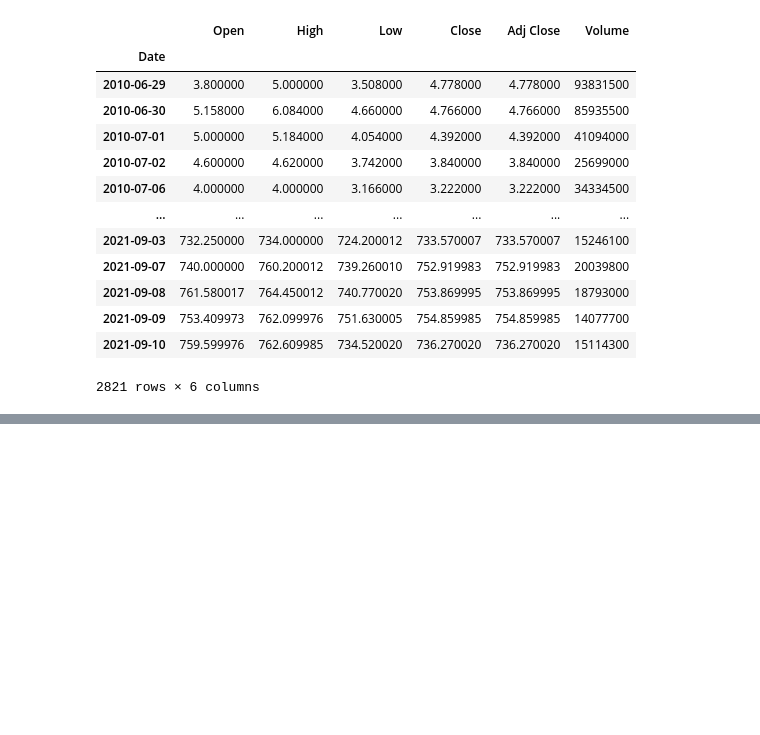
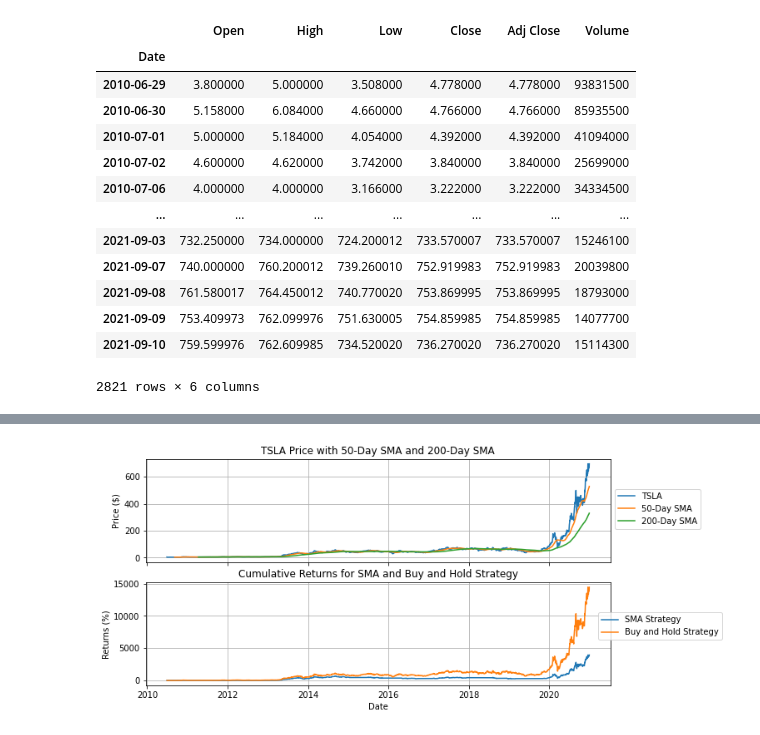
Before and after one commit to AlexNoonan-Syracuse/BigDataProject, a Jupyter notebook: ArimaModels_SW_9_12.ipynb, the cells around one changed output, grey strips where cells are left out. Cells and saved outputs as stored; diff of their text form; code cells hidden in the pictures; blank space fills up the shorter version.

```diff
--- a/ArimaModels_SW_9_12.ipynb
+++ b/ArimaModels_SW_9_12.ipynb
@@ -920,0 +1032,22 @@ TickerPivot.head()
+# %%
+short_term_sma = 50
+long_term_sma = 200
+data = SMABacktest(ticker, short_term_sma, long_term_sma)
+fig, ax = plt.subplots(2, figsize=(10, 5), sharex=True)
+ax[0].plot(data['Close'], label=ticker)
+ax[0].plot(data['SMA1'], label=f"{short_term_sma}-Day SMA")
+ax[0].plot(data['SMA2'], label=f"{long_term_sma}-Day SMA")
+ax[0].set_ylabel('Price ($)')
+ax[0].set_title(f'{ticker} Price with {short_term_sma}-Day SMA and {long_term_sma}-Day SMA')
+ax[0].legend(bbox_to_anchor=[1, 0.75])
+ax[0].grid()
+ax[1].plot((data['strat_cum_returns'] - 1) * 100, label='SMA Strategy')
+ax[1].plot((data['cum_returns'] - 1) * 100, label='Buy and Hold Strategy')
+ax[1].set_ylabel('Returns (%)')
+ax[1].set_xlabel('Date')
+ax[1].set_title(f'Cumulative Returns for SMA and Buy and Hold Strategy')
+ax[1].legend(bbox_to_anchor=[1.25, 0.75])
+ax[1].grid()
+plt.show()
+# %% [output]
+[figure, added]
```
Also changed, not shown: parts of 20 cells of this notebook.
